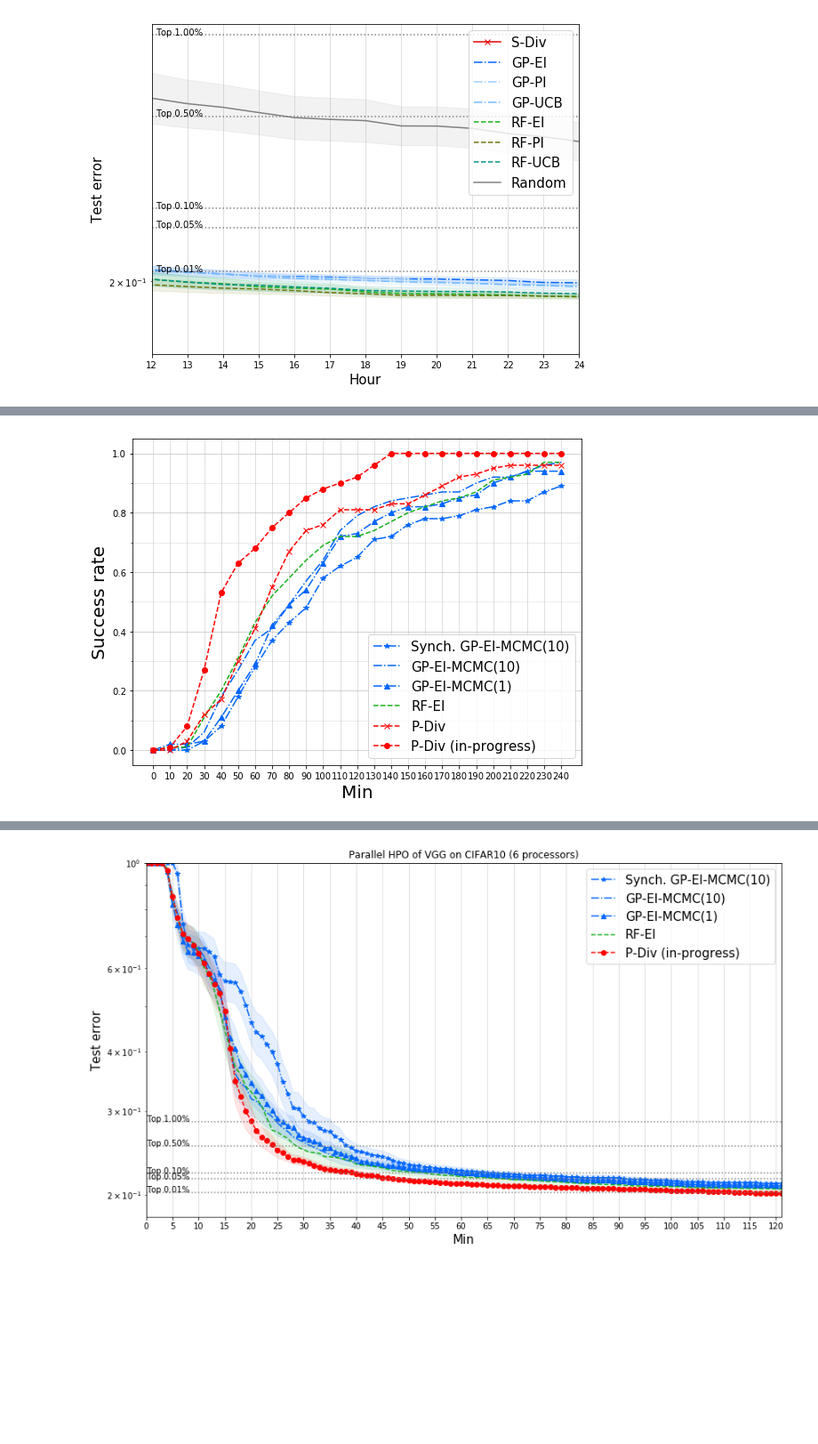
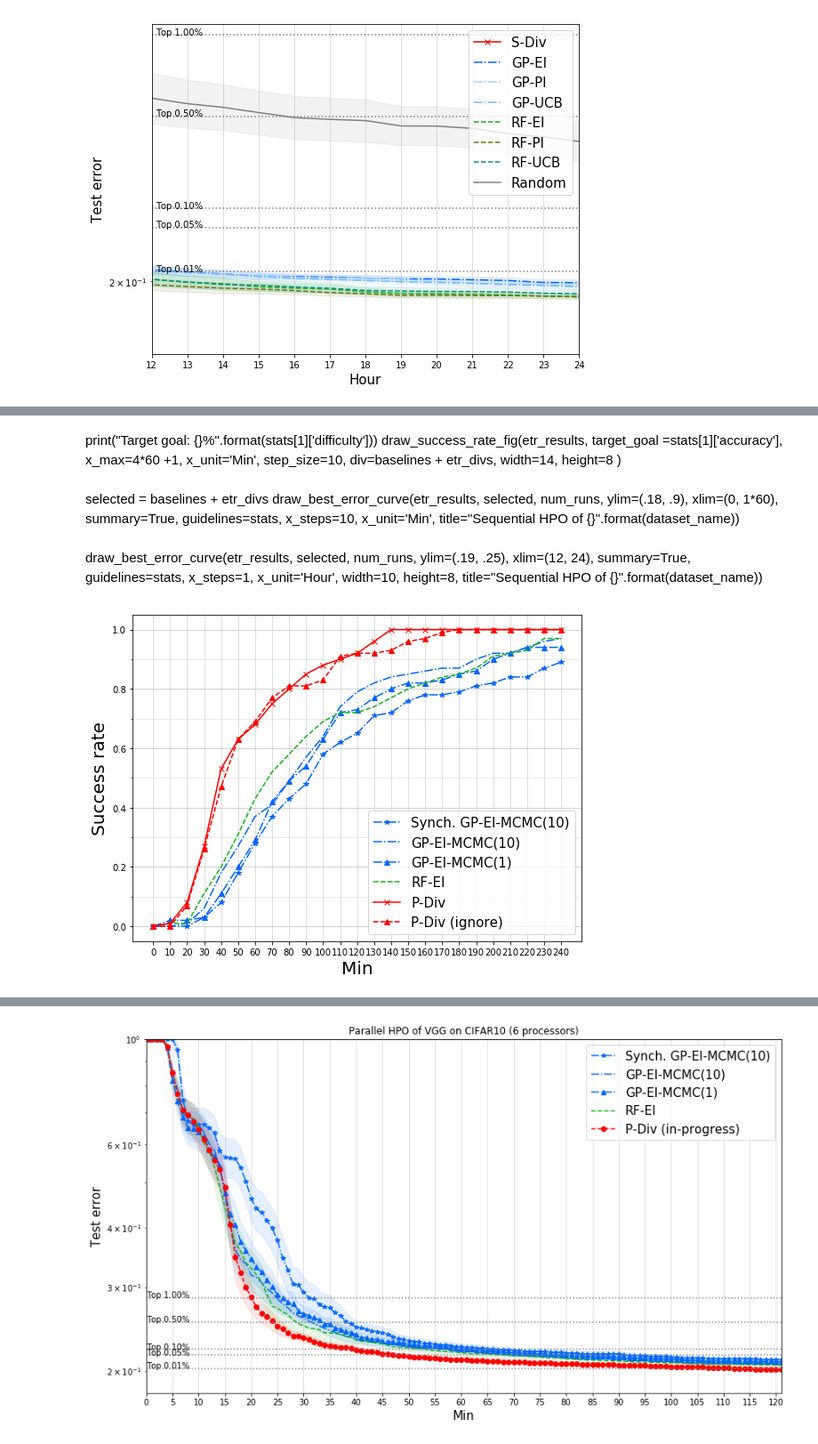
Before and after one commit to yongjinkim49/ecml, a Jupyter notebook: results/[ICML19] CIFAR10-VGG performance evaluation.ipynb, the cells around one changed output, grey strips where cells are left out. Shown at 89% size. Drawn from its saved outputs; the diff is of its cells as text; code cells hidden in the pictures; blank space fills up the shorter version.

```diff
--- a/results/[ICML19] CIFAR10-VGG performance evaluation.ipynb
+++ b/results/[ICML19] CIFAR10-VGG performance evaluation.ipynb
@@ -248,3 +222,16 @@ draw_best_error_curve(etr_results, selected, num_runs,
+# %% [markdown]
+print("Target goal: {}%".format(stats[1]['difficulty']))
+draw_success_rate_fig(etr_results, target_goal =stats[1]['accuracy'], x_max=4*60 +1, x_unit='Min', step_size=10,
+                            div=baselines + etr_divs, width=14, height=8 )
+# %% [markdown]
+selected = baselines + etr_divs
+draw_best_error_curve(etr_results, selected, num_runs,
+                      ylim=(.18, .9), xlim=(0, 1*60), summary=True, guidelines=stats, x_steps=10, x_unit='Min',
+                      title="Sequential HPO of {}".format(dataset_name))
+# %% [markdown]
+draw_best_error_curve(etr_results, selected, num_runs,
+                      ylim=(.19, .25), xlim=(12, 24), summary=True, guidelines=stats, x_steps=1, x_unit='Hour', width=10, height=8,
+                      title="Sequential HPO of {}".format(dataset_name))
 # %%
 # Read parallel optimization results ( 6 processors)
 results_6 = {}
@@ -257,41 +244,52 @@ results_6['Synch. GP-EI-MCMC(10)'] = load_json(p_path + 'SYNC-BATCH.M6.None.None
 results_6['GP-EI-MCMC(10)'] = load_json(p_path + 'ASYNC-BATCH.M6.None.None.6GP-EI' + postfix + '.json')
 results_6['GP-EI-MCMC(1)'] = load_json(p_path + 'ASYNC-BATCH.M6.None.None.6GP-EI-no_mcmc' + postfix + '.json')
 results_6['RF-EI'] = load_json(p_path + 'ASYNC-BATCH.M6.None.None.6RF-EI' + postfix + '.json')
+path = "./data20/G0.784/"
+results_6['P-Div (in-progress)'] = load_json(path + 'ASYNC-BATCH.M6.FO-premature.ETR-DecaTercet.hybrid-deca(100)' + '.json')
+results_6['P-Div (ignore)'] = load_json(path + 'ASYNC-BATCH.M6.FO-None.ETR-DecaTercet.hybrid-deca-no_failover(100).json')
+results_6['P-Div (random)'] = load_json(path + 'ASYNC-BATCH.M6.FO-random.ETR-DecaTercet.hybrid-deca-no_failover(100).json')
+results_6['P-Div (next candidate)'] = load_json(path+ 'ASYNC-BATCH.M6.FO-next_candidate.ETR-DecaTercet.hybrid-deca-next_cand(100).json')
 
-results_6['P-Div (in-progress)'] = load_json("./data20/G0.784/" + 'ASYNC-BATCH.M6.FO-premature.ETR-DecaTercet.hybrid-deca(100)' + '.json')
-#  TODO:P-Div will be replaced with ETR applied version
-results_6['P-Div'] = load_json(p_path + 'ASYNC-BATCH.M6.None.None.no_failover' + postfix + '.json')
+results_6['P-Div'] = results_6['P-Div (in-progress)']
 # %%
 def restyle(name):
     marker = ''
     color ='black'
     line_style = '--'
     if 'GP-EI' in name:
         line_style = '-.'
         color = 'xkcd:bright blue'
     elif 'RF-EI' in name:
         color = 'xkcd:green'
     elif '-Div' in name:
         color = 'red'
     if 'P-Div' == name:
         marker = 'x'
+        line_style = '-'
+    elif 'P-Div (ignore)' == name:
+        marker = '^'
     elif 'P-Div (in-progress)' == name:
+        marker = 'x'
+        line_style = '-'
+    elif 'P-Div (random)' == name:
+        marker = 'v'
+    elif 'P-Div (next candidate)' == name:
         marker = 'o'
     elif 'MCMC(1)' in name:
         marker = '^'
     elif 'Synch.' in name:
         marker = '*'
     return marker, color, line_style
 
-parallels = ['Synch. GP-EI-MCMC(10)', 'GP-EI-MCMC(10)', 'GP-EI-MCMC(1)', 'RF-EI', 'P-Div', 'P-Div (in-progress)']
+parallels = ['Synch. GP-EI-MCMC(10)', 'GP-EI-MCMC(10)', 'GP-EI-MCMC(1)', 'RF-EI', 'P-Div', 'P-Div (ignore)']
 p_g = []
 for p in parallels:
     p_g.append({"opt": p})
 
 draw_success_rate_fig(results_6, s['accuracy'], 4*60 + 1, x_unit="Min",
                                               step_size=10, style_format=restyle,
                                                parallel=p_g,
                       width=8, height=6,  save_name='fig-cifar10-vgg-p1', target_folder='./figs/',
                       num_runs=num_trials )
 # %% [output]
-[figure, old version]
+[figure, new version]
```
Also changed, not shown: parts of 10 cells of this notebook, 5 other files.
